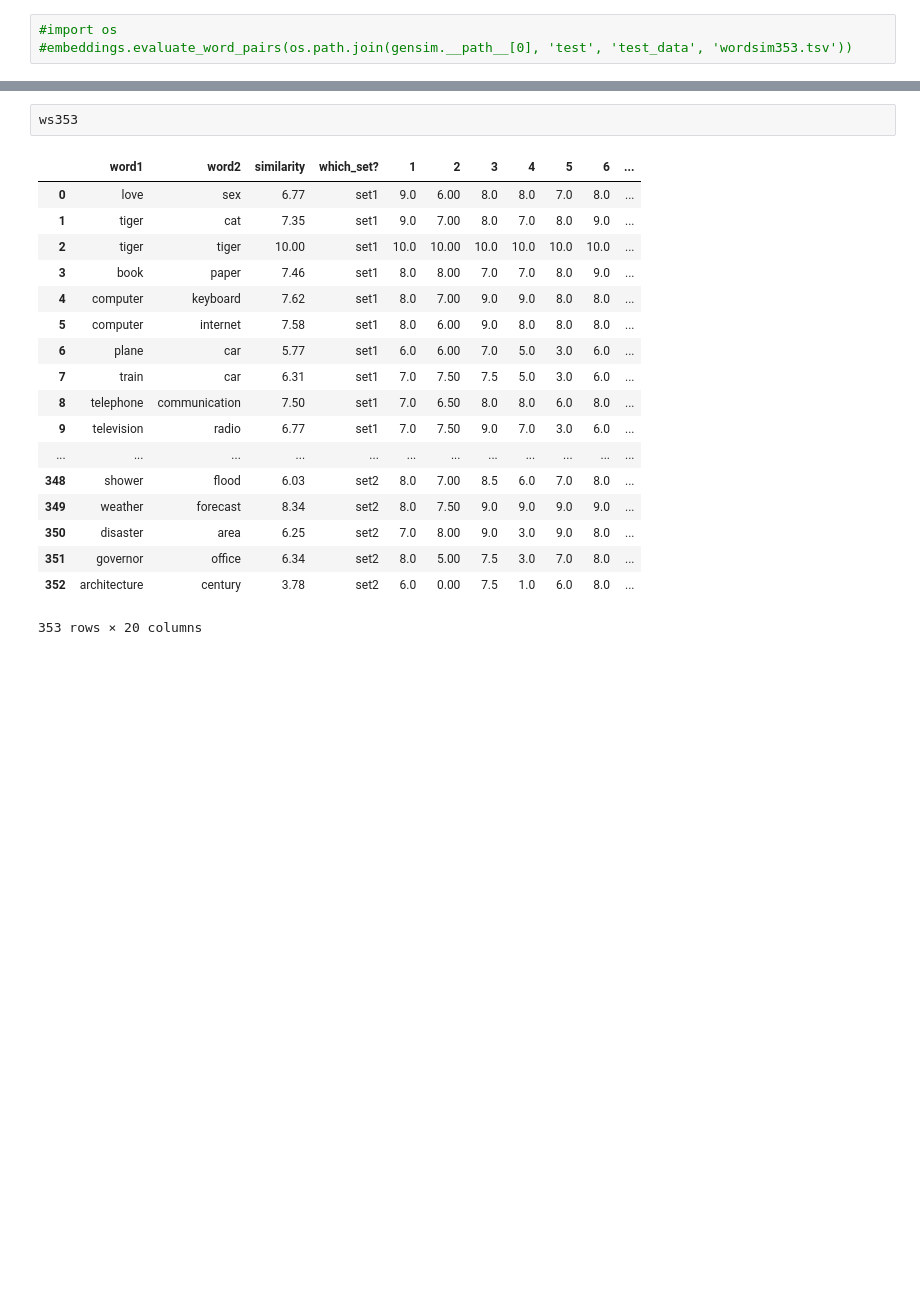
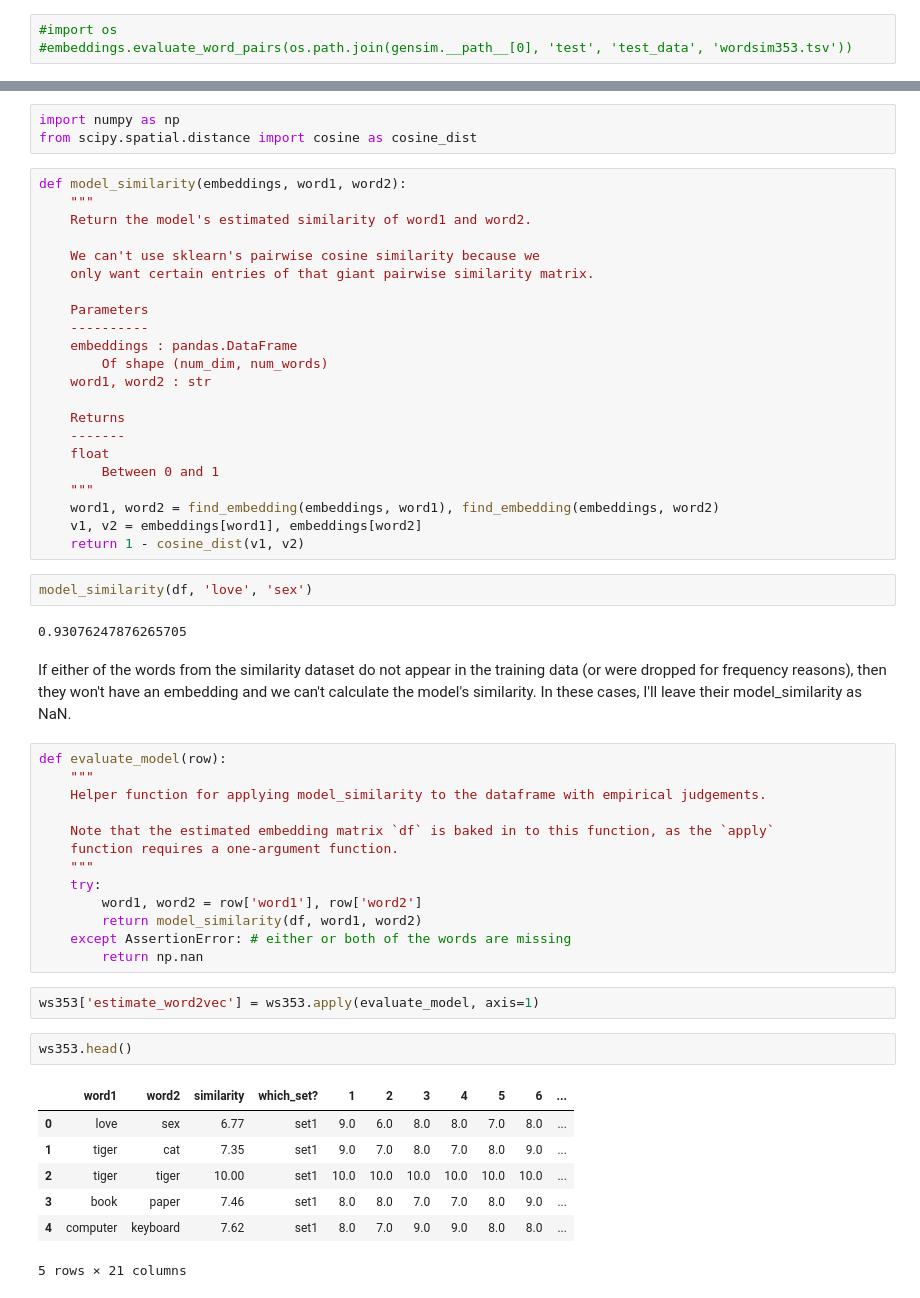
Before and after one commit to geoffbacon/eval, a Jupyter notebook: scripts/baselines.ipynb, the cells around one changed output, grey strips where cells are left out. Cells and saved outputs as stored; diff of their text form; blank space fills up the shorter version.

```diff
--- a/scripts/baselines.ipynb
+++ b/scripts/baselines.ipynb
@@ -106,21 +144,56 @@ ws353 = pd.read_csv(path_to_ws353)
+# %%
+import numpy as np
+from scipy.spatial.distance import cosine as cosine_dist
+# %%
+def model_similarity(embeddings, word1, word2):
+    """
+    Return the model's estimated similarity of word1 and word2.
+
+    We can't use sklearn's pairwise cosine similarity because we
+    only want certain entries of that giant pairwise similarity matrix.
+
+    Parameters
+    ----------
+    embeddings : pandas.DataFrame
+        Of shape (num_dim, num_words)
+    word1, word2 : str
+
+    Returns
+    -------
+    float
+        Between 0 and 1
+    """
+    word1, word2 = find_embedding(embeddings, word1), find_embedding(embeddings, word2)
+    v1, v2 = embeddings[word1], embeddings[word2]
+    return 1 - cosine_dist(v1, v2)
+# %%
+model_similarity(df, 'love', 'sex')
+# %% [output]
+0.93076247876265705
+# %% [markdown]
+If either of the words from the similarity dataset do not appear in the training data (or were dropped for frequency reasons), then they won't have an embedding and we can't calculate the model's similarity. In these cases, I'll leave their model_similarity as NaN.
+# %%
+def evaluate_model(row):
+    """
+    Helper function for applying model_similarity to the dataframe with empirical judgements.
+
+    Note that the estimated embedding matrix `df` is baked in to this function, as the `apply`
+    function requires a one-argument function.
+    """
+    try:
+        word1, word2 = row['word1'], row['word2']
+        return model_similarity(df, word1, word2)
+    except AssertionError: # either or both of the words are missing
+        return np.nan
+# %%
+ws353['estimate_word2vec'] = ws353.apply(evaluate_model, axis=1)
 # %%
-ws353
+ws353.head()
 # %% [output]
 |  | word1 | word2 | similarity | which_set? | 1 | 2 | 3 | 4 | 5 | 6 | ... |
-| 0 | love | sex | 6.77 | set1 | 9.0 | 6.00 | 8.0 | 8.0 | 7.0 | 8.0 | ... |
-| 1 | tiger | cat | 7.35 | set1 | 9.0 | 7.00 | 8.0 | 7.0 | 8.0 | 9.0 | ... |
-| 2 | tiger | tiger | 10.00 | set1 | 10.0 | 10.00 | 10.0 | 10.0 | 10.0 | 10.0 | ... |
-| 3 | book | paper | 7.46 | set1 | 8.0 | 8.00 | 7.0 | 7.0 | 8.0 | 9.0 | ... |
-| 4 | computer | keyboard | 7.62 | set1 | 8.0 | 7.00 | 9.0 | 9.0 | 8.0 | 8.0 | ... |
-| 5 | computer | internet | 7.58 | set1 | 8.0 | 6.00 | 9.0 | 8.0 | 8.0 | 8.0 | ... |
-| 6 | plane | car | 5.77 | set1 | 6.0 | 6.00 | 7.0 | 5.0 | 3.0 | 6.0 | ... |
-| 7 | train | car | 6.31 | set1 | 7.0 | 7.50 | 7.5 | 5.0 | 3.0 | 6.0 | ... |
-| 8 | telephone | communication | 7.50 | set1 | 7.0 | 6.50 | 8.0 | 8.0 | 6.0 | 8.0 | ... |
-| 9 | television | radio | 6.77 | set1 | 7.0 | 7.50 | 9.0 | 7.0 | 3.0 | 6.0 | ... |
-| ... | ... | ... | ... | ... | ... | ... | ... | ... | ... | ... | ... |
-| 348 | shower | flood | 6.03 | set2 | 8.0 | 7.00 | 8.5 | 6.0 | 7.0 | 8.0 | ... |
-| 349 | weather | forecast | 8.34 | set2 | 8.0 | 7.50 | 9.0 | 9.0 | 9.0 | 9.0 | ... |
-| 350 | disaster | area | 6.25 | set2 | 7.0 | 8.00 | 9.0 | 3.0 | 9.0 | 8.0 | ... |
-| 351 | governor | office | 6.34 | set2 | 8.0 | 5.00 | 7.5 | 3.0 | 7.0 | 8.0 | ... |
-| 352 | architecture | century | 3.78 | set2 | 6.0 | 0.00 | 7.5 | 1.0 | 6.0 | 8.0 | ... |
+| 0 | love | sex | 6.77 | set1 | 9.0 | 6.0 | 8.0 | 8.0 | 7.0 | 8.0 | ... |
+| 1 | tiger | cat | 7.35 | set1 | 9.0 | 7.0 | 8.0 | 7.0 | 8.0 | 9.0 | ... |
+| 2 | tiger | tiger | 10.00 | set1 | 10.0 | 10.0 | 10.0 | 10.0 | 10.0 | 10.0 | ... |
+| 3 | book | paper | 7.46 | set1 | 8.0 | 8.0 | 7.0 | 7.0 | 8.0 | 9.0 | ... |
+| 4 | computer | keyboard | 7.62 | set1 | 8.0 | 7.0 | 9.0 | 9.0 | 8.0 | 8.0 | ... |
-353 rows × 20 columns
+5 rows × 21 columns
```
Also changed, not shown: parts of 18 cells of this notebook.
